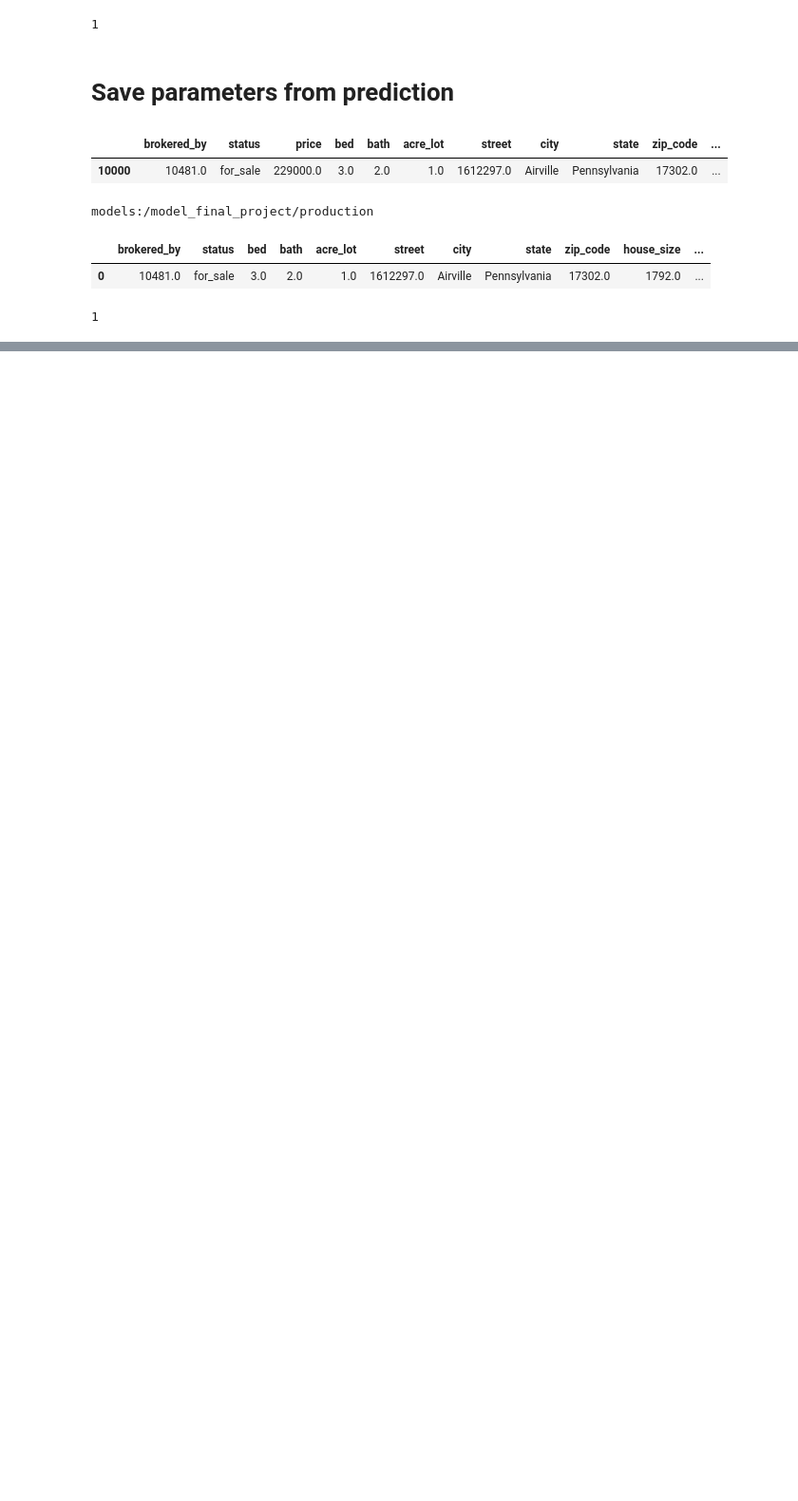
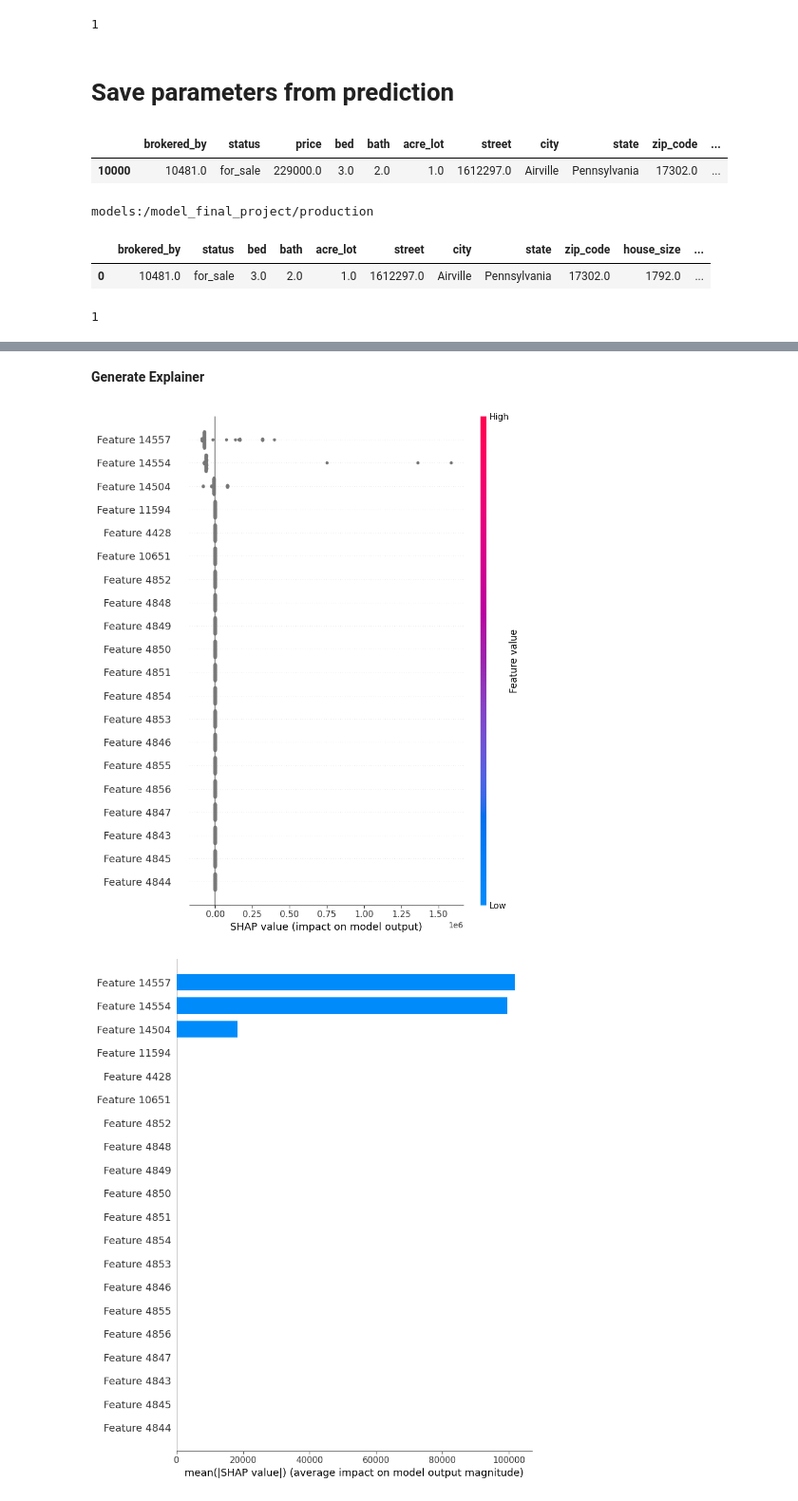
Before and after one commit to candemas97/MLOps, a Jupyter notebook: project_4/docker/jupyter/code/testing_all_process.ipynb, the cells around one changed output, grey strips where cells are left out. Shown at 95% size. Cells and saved outputs as stored; diff of their text form; code cells hidden in the pictures; blank space fills up the shorter version.

Commit message:
Working SHAP and Github Actions 🚀

```diff
--- a/project_4/docker/jupyter/code/testing_all_process.ipynb
+++ b/project_4/docker/jupyter/code/testing_all_process.ipynb
@@ -858,0 +868,22 @@ df_upload_predictions.to_sql('raw_data', con=engine, if_exists='append', index=F
+# %%
+X_train = df_train_clean.drop(columns = 'price')
+X_test = df_test_clean.drop(columns = 'price')
+background = shap.sample(X_train, 100)
+background_test = shap.sample(X_test, 100)
+
+os.environ['MLFLOW_S3_ENDPOINT_URL'] = "http://s3:8084" # YOU MUST TAKE THE API NOT THE WEBAPP IN MY CASE IT WAS "http://0.0.0.0:8083" BUT API "9000"
+os.environ['AWS_ACCESS_KEY_ID'] = 'admin'
+os.environ['AWS_SECRET_ACCESS_KEY'] = 'supersecret'
+
+# connect to mlflow
+mlflow.set_tracking_uri("http://mlflow:8087") # "http://0.0.0.0:8087")
+
+model_name = "model_final_project"
+
+# logged_model = 'runs:/71428bebed2b4feb9635714ea3cdb562/model'
+model_production_uri = "models:/{model_name}/production".format(model_name=model_name)
+
+print(model_production_uri)
+
+# Load model as a PyFuncModel.
+loaded_model = mlflow.sklearn.load_model(model_uri=model_production_uri)
@@ -858,0 +894,4 @@ df_upload_predictions.to_sql('raw_data', con=engine, if_exists='append', index=F
+# %%
+X_input_transformed = loaded_model.steps[0][1].transform(background)
+X_input_transformed = loaded_model.steps[1][1].transform(X_input_transformed)
+X_input_transformed
@@ -858,0 +903,4 @@ df_upload_predictions.to_sql('raw_data', con=engine, if_exists='append', index=F
+# %%
+X_test_transformed = loaded_model.steps[0][1].transform(background_test)
+X_test_transformed = loaded_model.steps[1][1].transform(X_test_transformed)
+X_test_transformed
@@ -858,0 +910,18 @@ df_upload_predictions.to_sql('raw_data', con=engine, if_exists='append', index=F
+# %% [markdown]
+**Generate Explainer**
+# %%
+explainer = shap.KernelExplainer(loaded_model.steps[-1][1].predict, X_input_transformed)
+
+# Calcular los valores SHAP
+shap_values = explainer.shap_values(X_test_transformed)
+# %%
+# Resumen de importancia de características
+shap.summary_plot(shap_values, X_test_transformed)
+
+# Mostrar el efecto de cada característica en la progresión de la diabetes
+shap.summary_plot(shap_values, X_test_transformed, plot_type="bar")
+
+plt.show()
+# %% [output]
+[figure, added]
+[figure, added]
```
Also changed, not shown: parts of 10 cells of this notebook, 1 other file.
